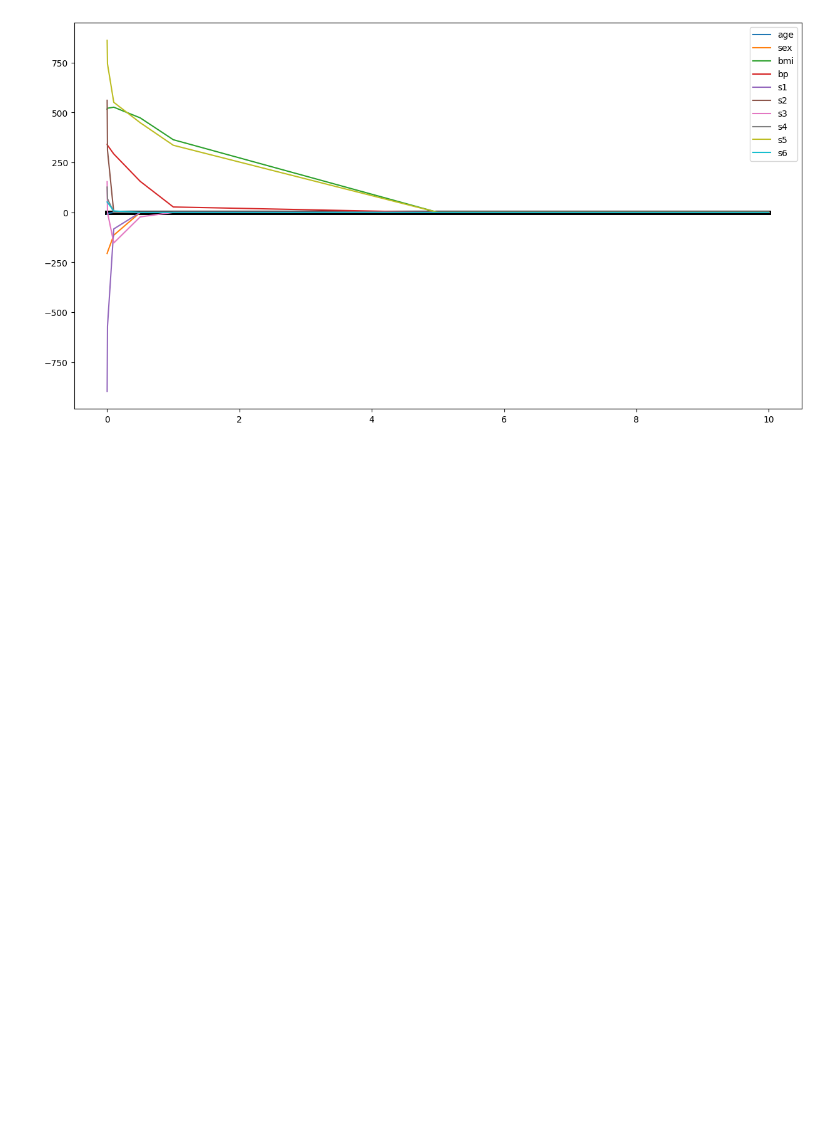
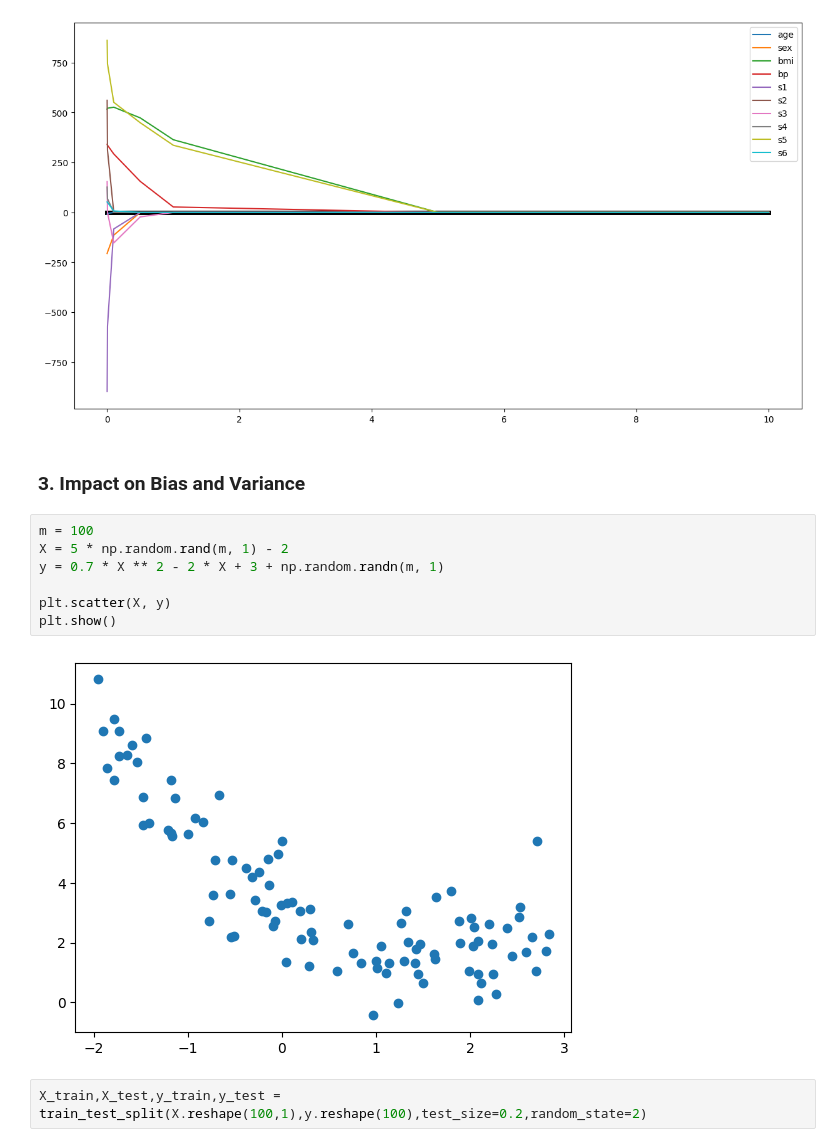
Before and after one commit to ahamudul-hasan/Machine-Learning, a Jupyter notebook: 4_Models/Supervised/3_Regularization/2_Lasso_Regression/2.ipynb, the cells around one changed output. Drawn from its saved outputs; the diff is of its cells as text; blank space fills up the shorter version.

```diff
--- a/4_Models/Supervised/3_Regularization/2_Lasso_Regression/2.ipynb
+++ b/4_Models/Supervised/3_Regularization/2_Lasso_Regression/2.ipynb
@@ -161,3 +161,16 @@ plt.legend()
 # %% [output]
 <matplotlib.legend.Legend at 0x...>
 [figure]
+# %% [markdown]
+### 3. Impact on Bias and Variance
+# %%
+m = 100
+X = 5 * np.random.rand(m, 1) - 2
+y = 0.7 * X ** 2 - 2 * X + 3 + np.random.randn(m, 1)
+
+plt.scatter(X, y)
+plt.show()
+# %% [output]
+[figure, added]
+# %%
+X_train,X_test,y_train,y_test = train_test_split(X.reshape(100,1),y.reshape(100),test_size=0.2,random_state=2)
```
Also changed, not shown: parts of 3 cells of this notebook.
